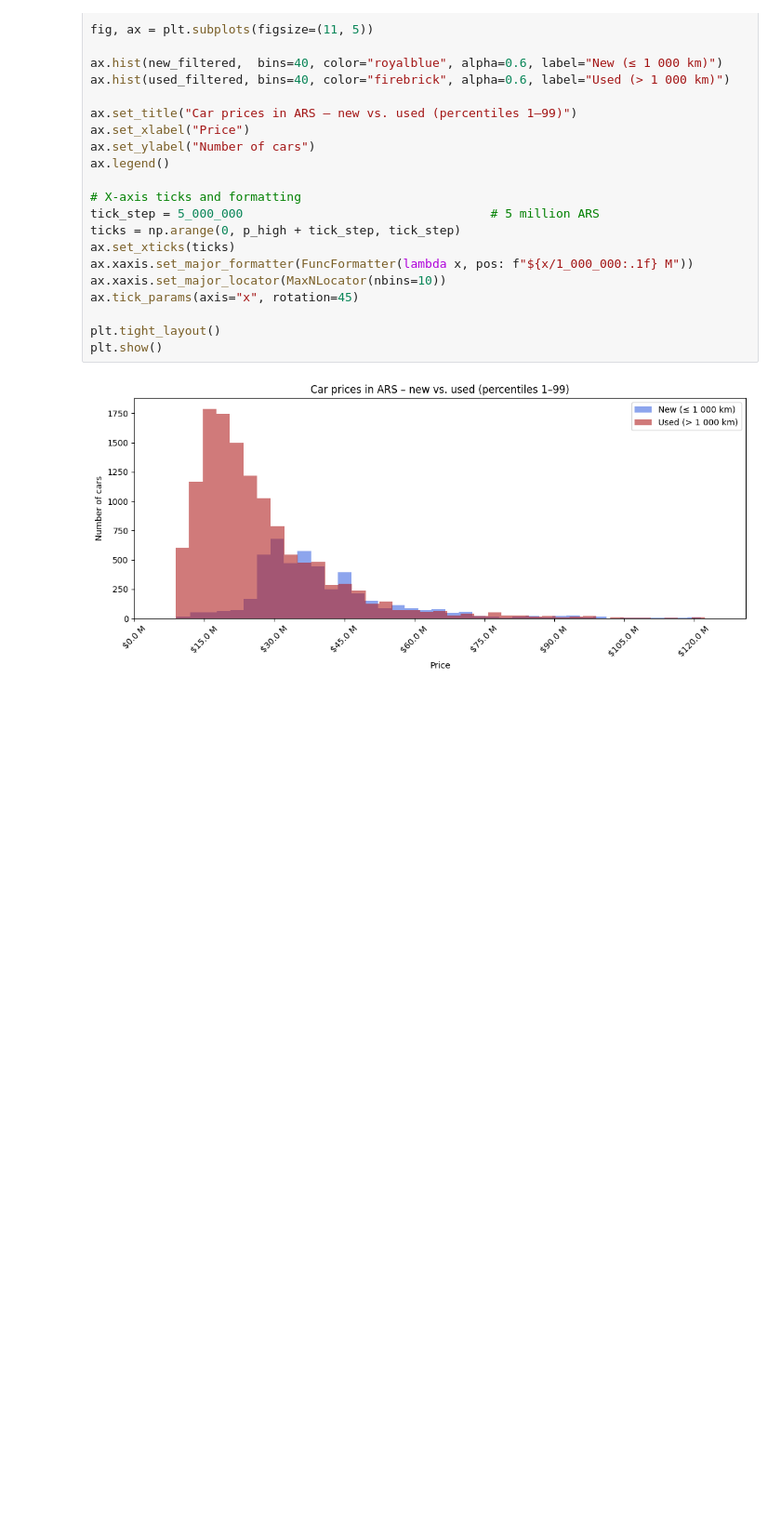
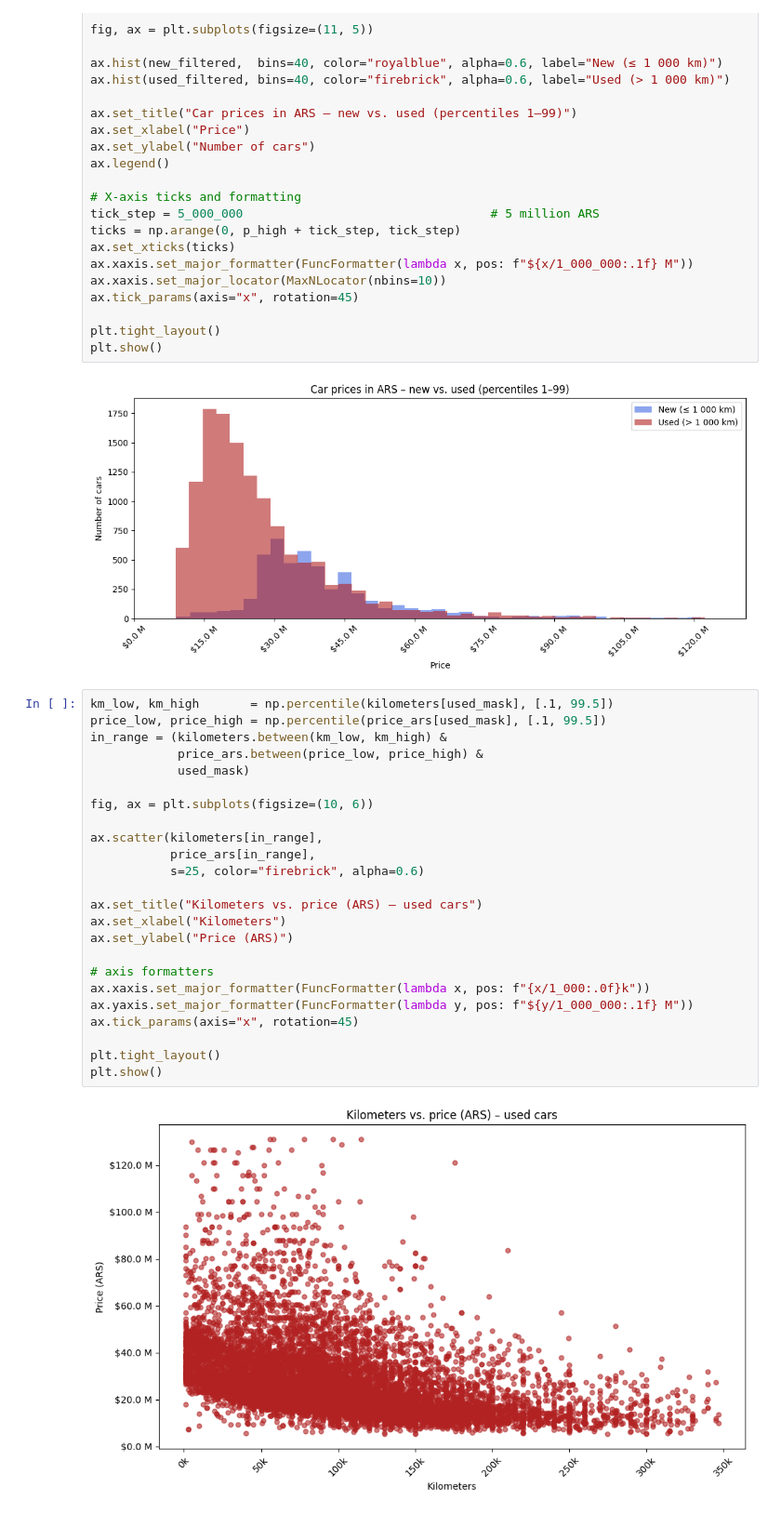
Before and after one commit to varbelaiz/suv-price-prediction, a Jupyter notebook: data_analysis.ipynb, the cells around one changed output. Shown: that part at 93% size. Cells and saved outputs as stored; diff of their text form; blank space fills up the shorter version.

Commit message:
Added more charts

```diff
--- a/data_analysis.ipynb
+++ b/data_analysis.ipynb
@@ -320,3 +320,29 @@ plt.tight_layout()
 plt.show()
 # %% [output]
 [figure]
+# %%
+km_low, km_high       = np.percentile(kilometers[used_mask], [.1, 99.5])
+price_low, price_high = np.percentile(price_ars[used_mask], [.1, 99.5])
+in_range = (kilometers.between(km_low, km_high) &
+            price_ars.between(price_low, price_high) &
+            used_mask)
+
+fig, ax = plt.subplots(figsize=(10, 6))
+
+ax.scatter(kilometers[in_range],
+           price_ars[in_range],
+           s=25, color="firebrick", alpha=0.6)
+
+ax.set_title("Kilometers vs. price (ARS) – used cars")
+ax.set_xlabel("Kilometers")
+ax.set_ylabel("Price (ARS)")
+
+# axis formatters
+ax.xaxis.set_major_formatter(FuncFormatter(lambda x, pos: f"{x/1_000:.0f}k"))
+ax.yaxis.set_major_formatter(FuncFormatter(lambda y, pos: f"${y/1_000_000:.1f} M"))
+ax.tick_params(axis="x", rotation=45)
+
+plt.tight_layout()
+plt.show()
+# %% [output]
+[figure, added]
```
Also changed, not shown: parts of 1 cell of this notebook.
